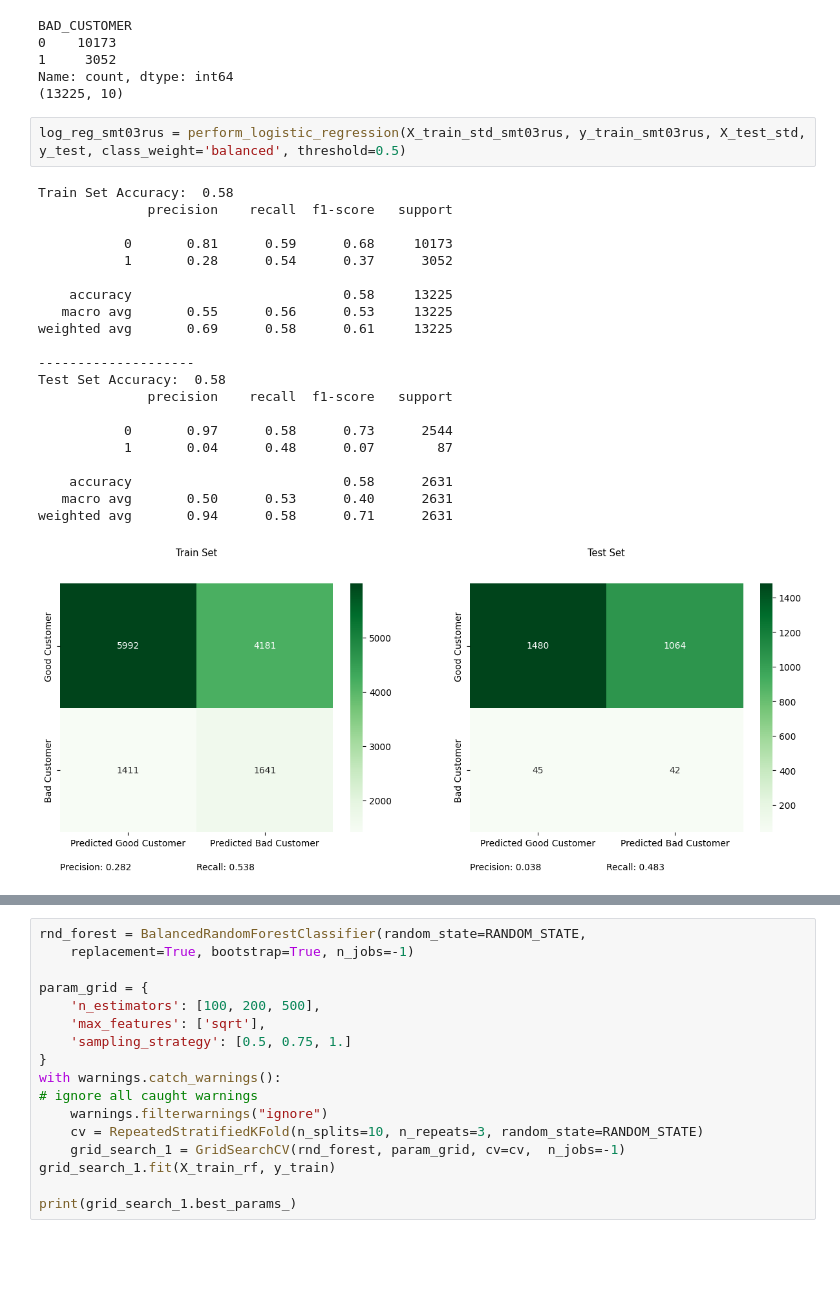
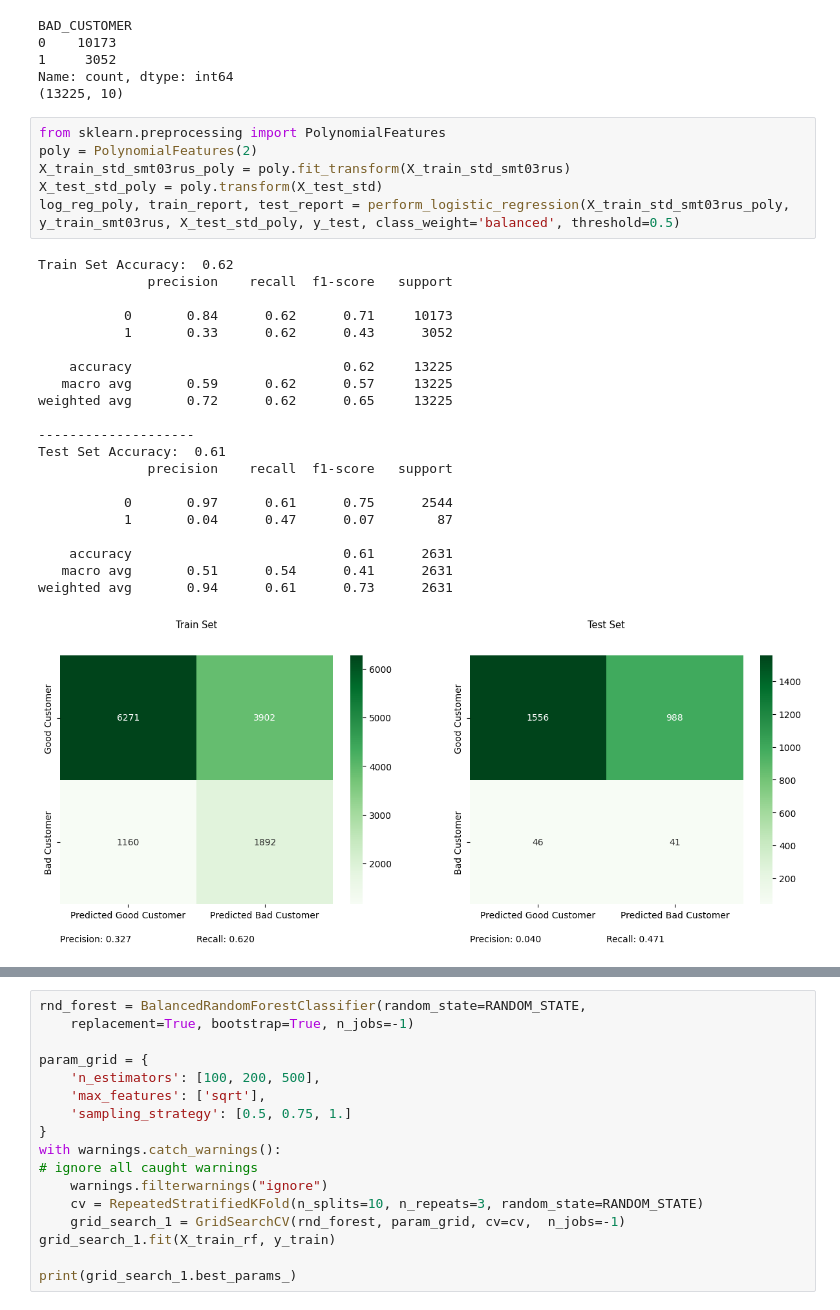
Before and after one commit to EnricoMiche1210760/prediction-of-creditworthiness-for-credit-card-issuance, a Jupyter notebook: src/main.ipynb, the cells around one changed output, grey strips where cells are left out. Drawn from its saved outputs; the diff is of its cells as text; blank space fills up the shorter version.

```diff
--- a/src/main.ipynb
+++ b/src/main.ipynb
@@ -712,27 +772,31 @@ BAD_CUSTOMER
 1     3052
 Name: count, dtype: int64
 (13225, 10)
-# %%
-log_reg_smt03rus = perform_logistic_regression(X_train_std_smt03rus, y_train_smt03rus, X_test_std, y_test, class_weight='balanced', threshold=0.5)
-# %% [output]
-Train Set Accuracy:  0.58
-              precision    recall  f1-score   support
-
-           0       0.81      0.59      0.68     10173
-           1       0.28      0.54      0.37      3052
-
-    accuracy                           0.58     13225
-   macro avg       0.55      0.56      0.53     13225
-weighted avg       0.69      0.58      0.61     13225
-
---------------------
-Test Set Accuracy:  0.58
-              precision    recall  f1-score   support
-
-           0       0.97      0.58      0.73      2544
-           1       0.04      0.48      0.07        87
-
-    accuracy                           0.58      2631
-   macro avg       0.50      0.53      0.40      2631
-weighted avg       0.94      0.58      0.71      2631
-[figure, removed]
+# %%
+from sklearn.preprocessing import PolynomialFeatures
+poly = PolynomialFeatures(2)
+X_train_std_smt03rus_poly = poly.fit_transform(X_train_std_smt03rus)
+X_test_std_poly = poly.transform(X_test_std)
+log_reg_poly, train_report, test_report = perform_logistic_regression(X_train_std_smt03rus_poly, y_train_smt03rus, X_test_std_poly, y_test, class_weight='balanced', threshold=0.5)
+# %% [output]
+Train Set Accuracy:  0.62
+              precision    recall  f1-score   support
+
+           0       0.84      0.62      0.71     10173
+           1       0.33      0.62      0.43      3052
+
+    accuracy                           0.62     13225
+   macro avg       0.59      0.62      0.57     13225
+weighted avg       0.72      0.62      0.65     13225
+
+--------------------
+Test Set Accuracy:  0.61
+              precision    recall  f1-score   support
+
+           0       0.97      0.61      0.75      2544
+           1       0.04      0.47      0.07        87
+
+    accuracy                           0.61      2631
+   macro avg       0.51      0.54      0.41      2631
+weighted avg       0.94      0.61      0.73      2631
+[figure, added]
```
Also changed, not shown: parts of 15 cells of this notebook.
